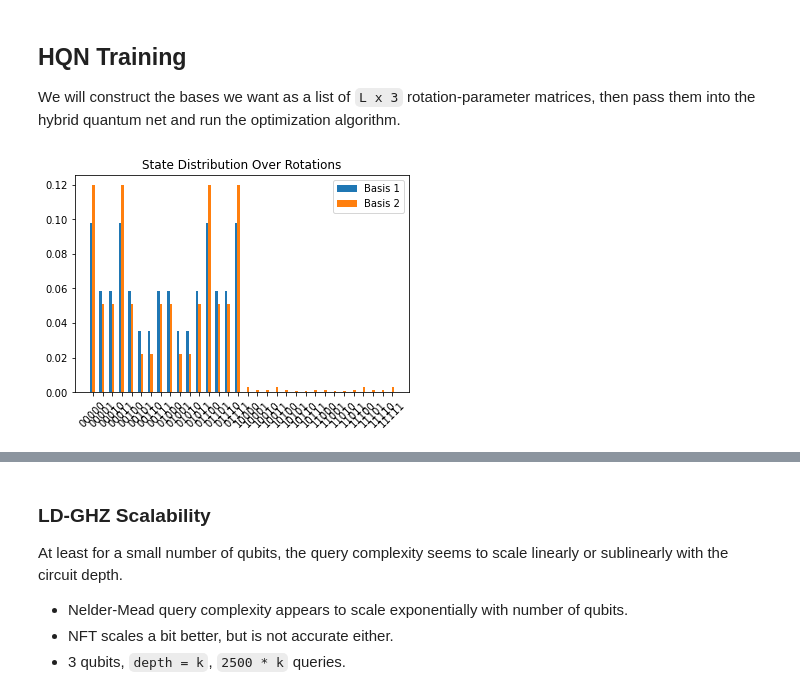
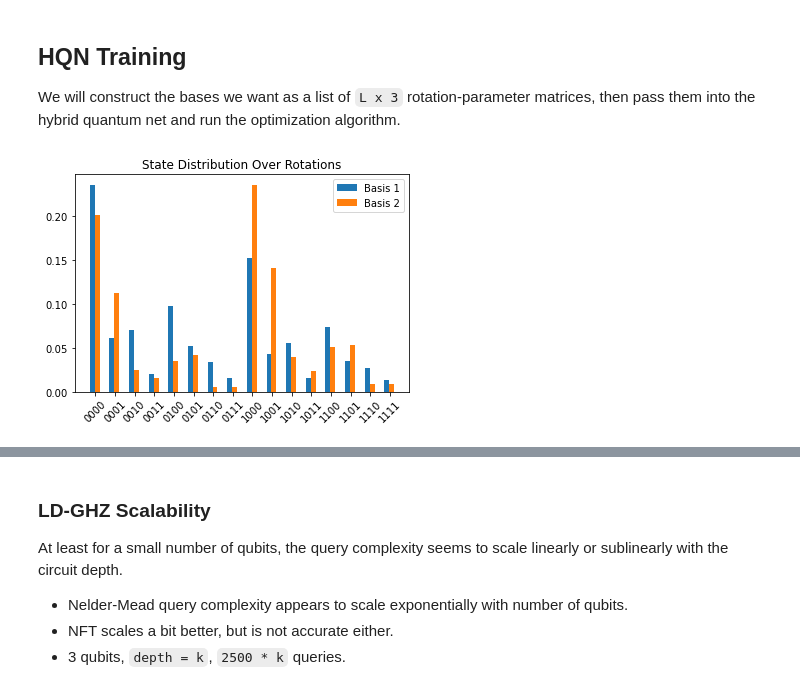
Before and after one commit to jz-lu/symmetry-learning, a Jupyter notebook: HQN.ipynb, the cells around one changed output, grey strips where cells are left out. Saved outputs shown, nothing was run; the diff lists cells and outputs as text; code cells hidden in the pictures.

Commit message:
x basis

```diff
--- a/HQN.ipynb
+++ b/HQN.ipynb
@@ -25,9 +25,9 @@ algorithm to use, learning rate, maximum iterations, etc.
 When using KL, set `OPS = None`. When using Em_MMD, set `ops = s`
 where `s` is the desired MMD parameter.
 """
-CIRCUIT_DEPTH = 1 # Depth of the parameterized quantum circuit
-STATE_TYPE = 'mGHZ'
-NUM_QUBITS = 5
+CIRCUIT_DEPTH = 0 # Depth of the parameterized quantum circuit
+STATE_TYPE = 'XY'
+NUM_QUBITS = 4
 NUM_BASES = 2
 USE_REGULARIZER = False
 LOSS_METRIC = KL
@@ -98,23 +90,23 @@ q7116_4: ───────────────────────
 We will construct the bases we want as a list of `L x 3` rotation-parameter matrices, then pass them into the hybrid quantum net and run the optimization algorithm.
 # %%
 # Preparation of two bases
-bases = prepare_basis(state.num_qubits, num=NUM_BASES)
+bases = prepare_basis(state.num_qubits, num=NUM_BASES, init=0)
 num_bases = len(bases)
 
 # Visualize the distribution of the bases
 fig, ax = plt.subplots()
 for i, basis in enumerate(bases):
     dist_i = BasisTransformer([state], basis).updated_dist()[0]
     bar = ax.bar(np.arange(2**state.num_qubits) + 0.25*i - 0.04*state.num_qubits, dist_i, width=0.25)
     bar.set_label(f"Basis {i+1}")
 plt.legend()
 ax.set_xticks(np.arange(2**state.num_qubits))
 ax.set_xticklabels(qubit_expansion(state.num_qubits))
 plt.xticks(rotation=45)
 plt.title("State Distribution Over Rotations")
 plt.show()
 # %% [output]
-[figure, old version]
+[figure, new version]
 # %%
 # Start up the HQN
 disp = False # Display convergence messages from optimizer
```
Also changed, not shown: parts of 5 cells of this notebook, 7 other files.
